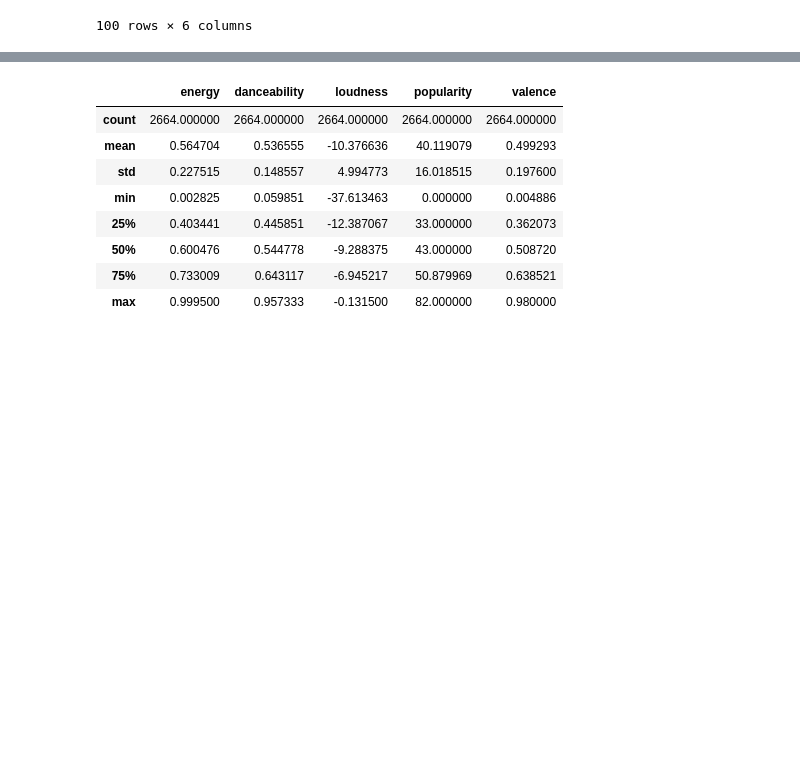
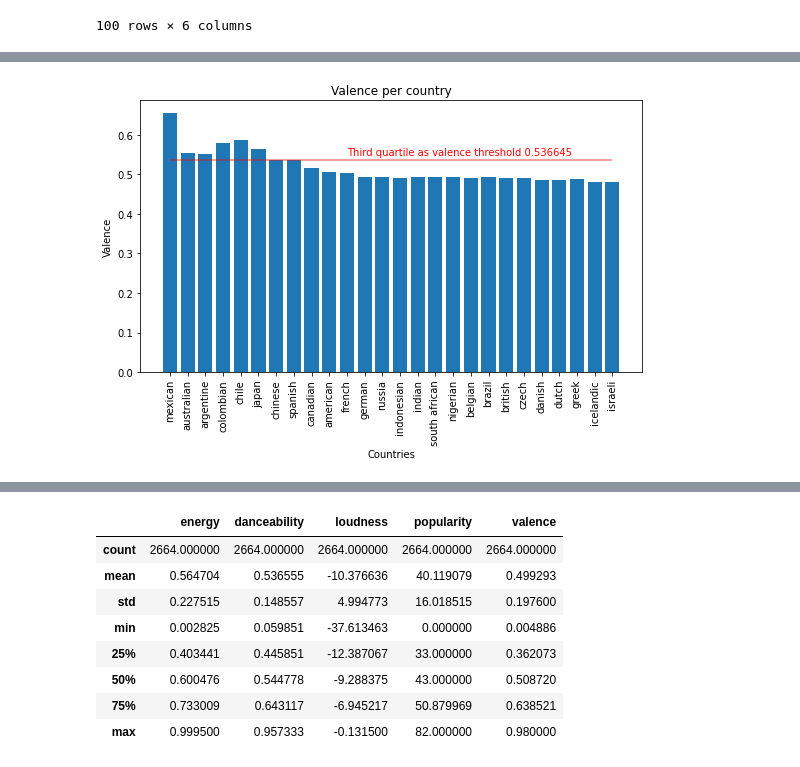
Before and after one commit to DataBerenicenz/Epsilon_Team, a Jupyter notebook: +Jonathan/Spotify.ipynb, the cells around one changed output, grey strips where cells are left out. Saved outputs shown, nothing was run; the diff lists cells and outputs as text; code cells hidden in the pictures; blank space fills up the shorter version.

Commit message:
create data frame to analyze music that produce each county

```diff
--- a/+Jonathan/Spotify.ipynb
+++ b/+Jonathan/Spotify.ipynb
@@ -67,0 +98,4 @@ genres_energy.head(100)
+# %%
+countries_df = pd.DataFrame({"Country": countries, "Valence": valences, "Popularity": popularities, "Loudness": loudnesses,
+                            "Danceability": danceabilities, "Energy": energies})
+countries_df
@@ -67,0 +132,29 @@ genres_energy.head(100)
+# %%
+def barPlot(y_axis,x_axis,name):
+    x = np.arange(len(countries_df["Country"]))
+    plt.figure(figsize=(9,5))
+    plt.bar(x_axis, y_axis)
+    plt.xticks(x, x_axis, rotation = "vertical")
+    plt.title(name + " per country")
+    plt.xlabel("Countries")
+    plt.ylabel(name)
+    if name == "Valence":
+        plt.hlines(0.536645,0,25, alpha = 0.5, color = "red")
+        plt.annotate("Third quartile as valence threshold 0.536645",(10,0.55),fontsize=10,color="red")
+    elif name == "Popularity":
+        plt.hlines(44.960150,0,25, alpha = 0.5, color = "red")
+        plt.annotate("Third quartile as popularity threshold 44.960150",(10,46),fontsize=10,color="red")
+    elif name == "Loudness":
+        plt.hlines(-9.535179,0,25, alpha = 0.5, color = "red")
+        plt.annotate("Third quartile as popularity threshold -9.535179",(-1,-10.5),fontsize=10,color="red")
+    elif name == "Danceability":
+        plt.hlines(0.552568,0,25, alpha = 0.5, color = "red")
+        plt.annotate("Third quartile as Danceability threshold 0.552568",(10,0.57),fontsize=10,color="red")
+    elif name == "Energy":
+        plt.hlines(0.596676,0,25, alpha = 0.5, color = "red")
+        plt.annotate("Third quartile as Energy threshold 0.596676",(10,0.61),fontsize=10,color="red")
+    plt.show()
+# %%
+barPlot(countries_df["Valence"],countries_df["Country"],"Valence")
+# %% [output]
+[figure, added]
```
Also changed, not shown: parts of 8 cells of this notebook.
